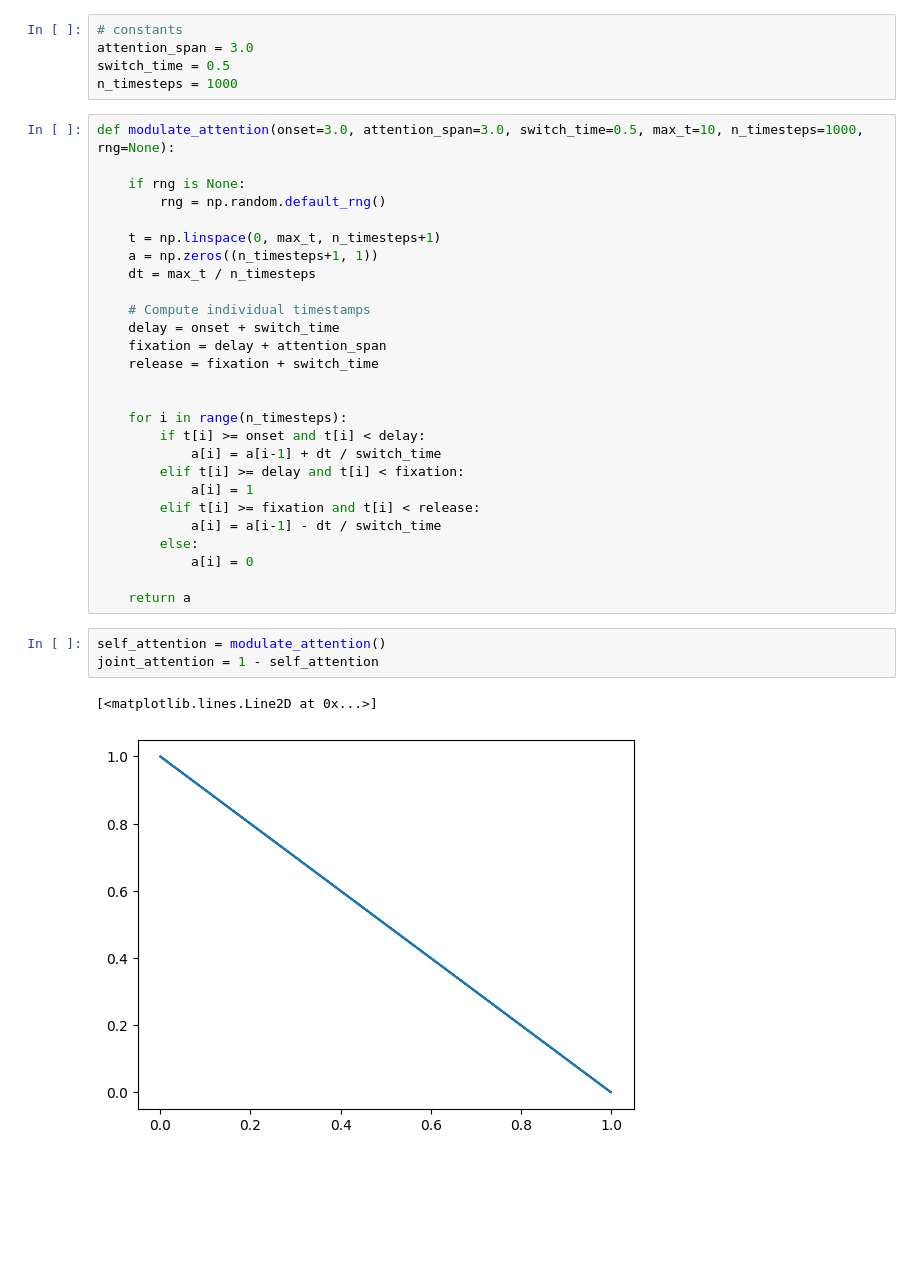
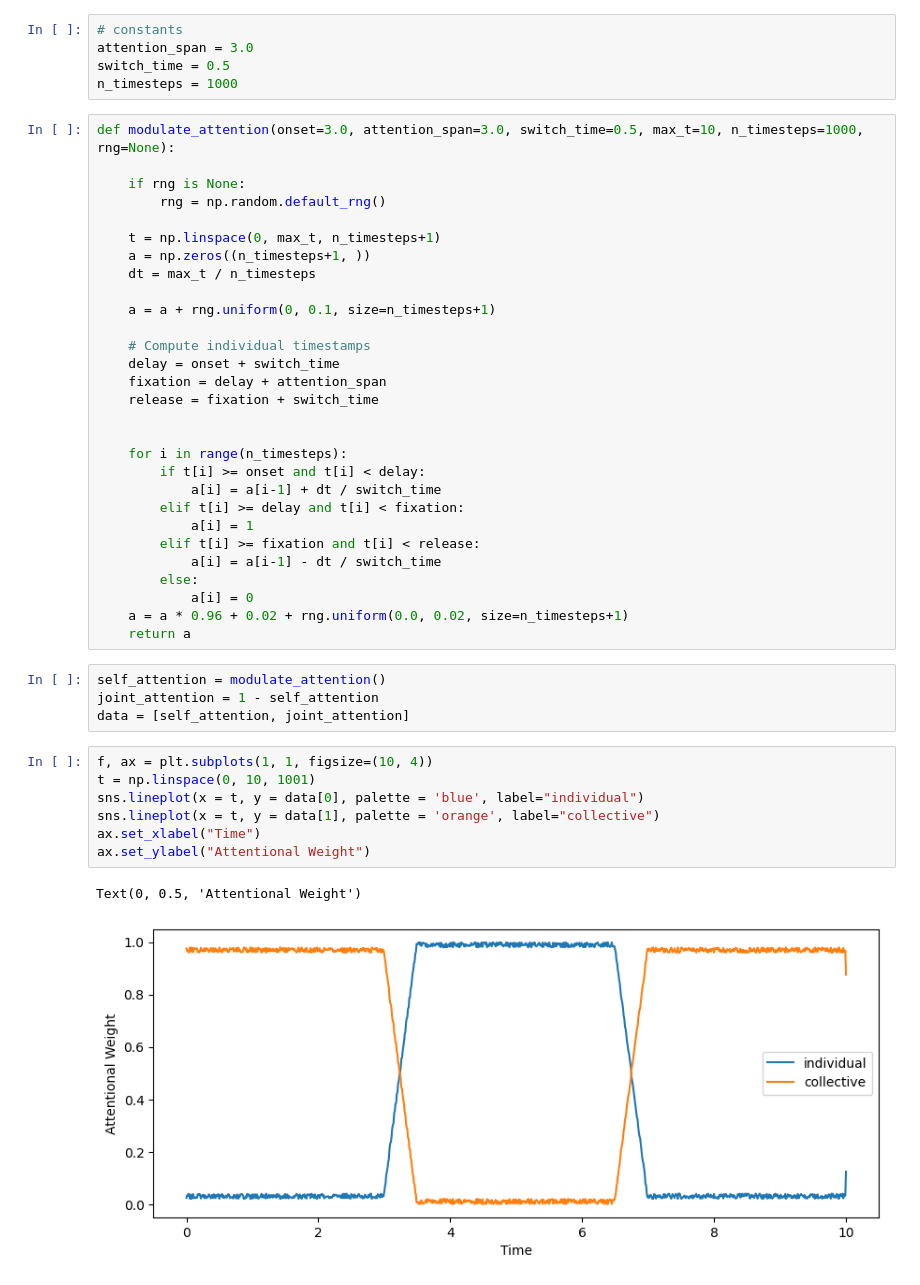
Before and after one commit to jerrymhuang/TogetherFlow, a Jupyter notebook: tinkers/attention_switch.ipynb, the cells around one changed output. Drawn from its saved outputs; the diff is of its cells as text; blank space fills up the shorter version.

```diff
--- a/tinkers/attention_switch.ipynb
+++ b/tinkers/attention_switch.ipynb
@@ -14,8 +14,10 @@ def modulate_attention(onset=3.0, attention_span=3.0, switch_time=0.5, max_t=10,
         rng = np.random.default_rng()
 
     t = np.linspace(0, max_t, n_timesteps+1)
-    a = np.zeros((n_timesteps+1, 1))
+    a = np.zeros((n_timesteps+1, ))
     dt = max_t / n_timesteps
+
+    a = a + rng.uniform(0, 0.1, size=n_timesteps+1)
 
     # Compute individual timestamps
     delay = onset + switch_time
@@ -32,11 +34,19 @@ def modulate_attention(onset=3.0, attention_span=3.0, switch_time=0.5, max_t=10,
             a[i] = a[i-1] - dt / switch_time
         else:
             a[i] = 0
-
+    a = a * 0.96 + 0.02 + rng.uniform(0.0, 0.02, size=n_timesteps+1)
     return a
 # %%
 self_attention = modulate_attention()
 joint_attention = 1 - self_attention
+data = [self_attention, joint_attention]
-# %% [output]
-[<matplotlib.lines.Line2D at 0x...>]
-[figure, removed]
+# %%
+f, ax = plt.subplots(1, 1, figsize=(10, 4))
+t = np.linspace(0, 10, 1001)
+sns.lineplot(x = t, y = data[0], palette = 'blue', label="individual")
+sns.lineplot(x = t, y = data[1], palette = 'orange', label="collective")
+ax.set_xlabel("Time")
+ax.set_ylabel("Attentional Weight")
+# %% [output]
+Text(0, 0.5, 'Attentional Weight')
+[figure, added]
```
Also changed, not shown: 16 other files.
